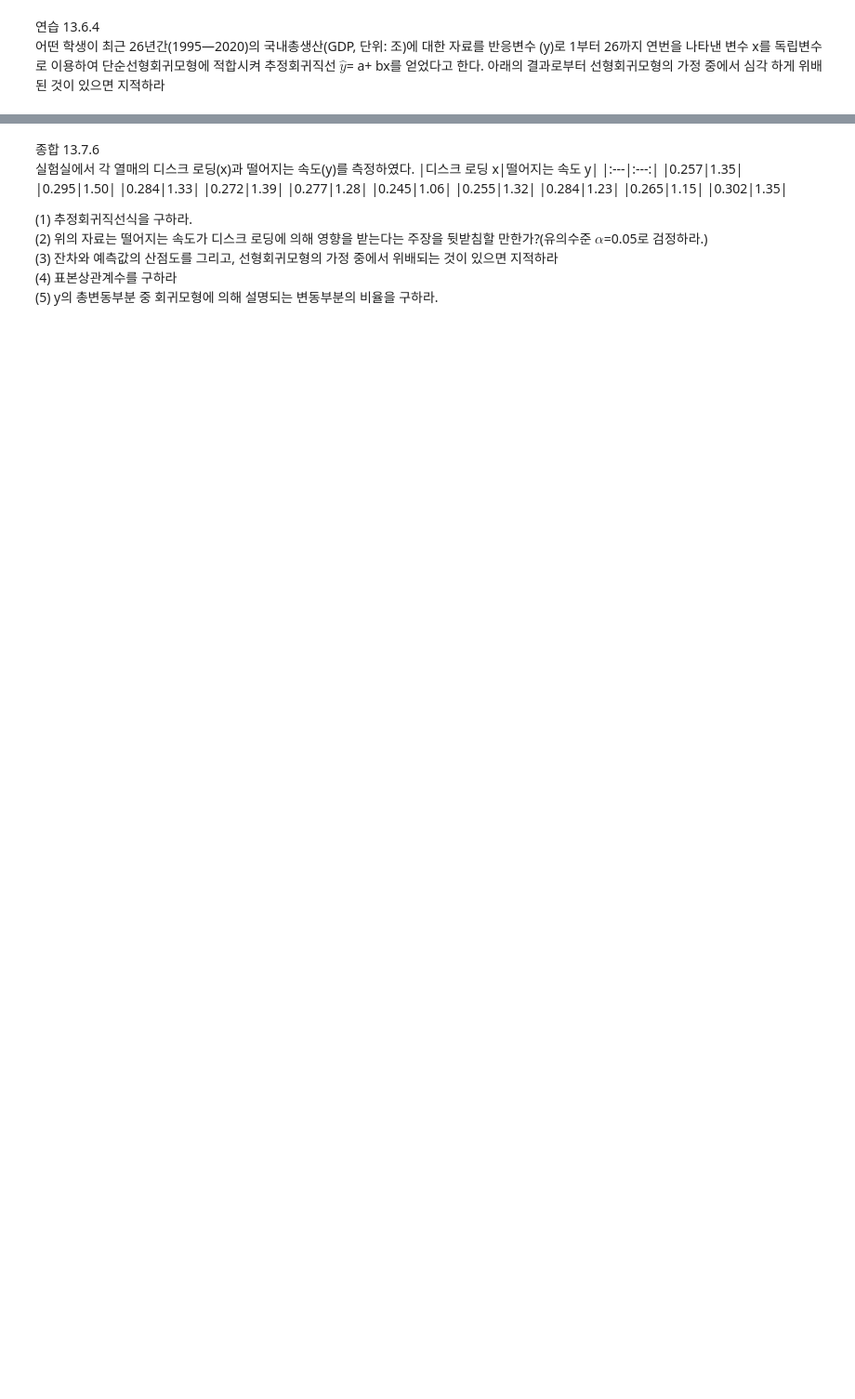
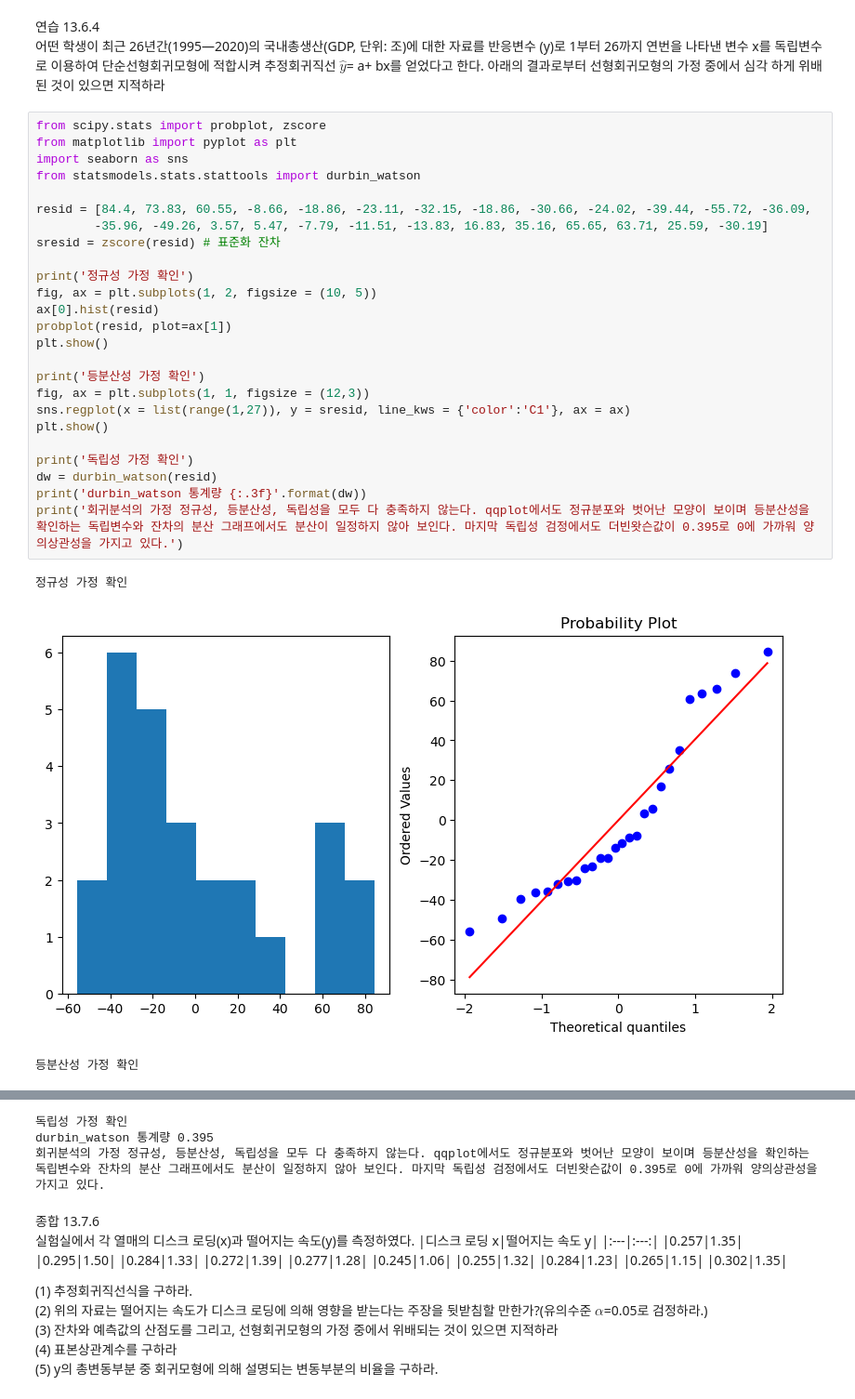
Before and after one commit to kjh8331267/ADP_Study, a Jupyter notebook: stats_adp31_jhkim.ipynb, the cells around one changed output, grey strips where cells are left out. Shown: that part at 93% size. Saved outputs shown, nothing was run; the diff lists cells and outputs as text; blank space fills up the shorter version.

```diff
--- a/stats_adp31_jhkim.ipynb
+++ b/stats_adp31_jhkim.ipynb
@@ -786,3 +1166,32 @@ $n$= 15, $\bar x$=10.8, $\bar y$=122.7 , $S_{xx}$=70.6, $S_{yy}$=98.5, $S_{xy}$=
 # %% [markdown]
 연습 13.6.4
 어떤 학생이 최근 26년간(1995—2020)의 국내총생산(GDP, 단위: 조)에 대한 자료를 반응변수 (y)로 1부터 26까지 연번을 나타낸 변수 x를 독립변수로 이용하여 단순선형회귀모형에 적합시켜 추정회귀직선 $\hat{y}$= a+ bx를 얻었다고 한다. 아래의 결과로부터 선형회귀모형의 가정 중에서 심각 하게 위배된 것이 있으면 지적하라
+# %%
+from scipy.stats import probplot, zscore
+from matplotlib import pyplot as plt
+import seaborn as sns
+from statsmodels.stats.stattools import durbin_watson
+
+resid = [84.4, 73.83, 60.55, -8.66, -18.86, -23.11, -32.15, -18.86, -30.66, -24.02, -39.44, -55.72, -36.09,
+        -35.96, -49.26, 3.57, 5.47, -7.79, -11.51, -13.83, 16.83, 35.16, 65.65, 63.71, 25.59, -30.19]
+sresid = zscore(resid) # 표준화 잔차
+
+print('정규성 가정 확인')
+fig, ax = plt.subplots(1, 2, figsize = (10, 5))
+ax[0].hist(resid)
+probplot(resid, plot=ax[1])
+plt.show()
+
+print('등분산성 가정 확인')
+fig, ax = plt.subplots(1, 1, figsize = (12,3))
+sns.regplot(x = list(range(1,27)), y = sresid, line_kws = {'color':'C1'}, ax = ax)
+plt.show()
+
+print('독립성 가정 확인')
+dw = durbin_watson(resid)
+print('durbin_watson 통계량 {:.3f}'.format(dw))
+print('회귀분석의 가정 정규성, 등분산성, 독립성을 모두 다 충족하지 않는다. qqplot에서도 정규분포와 벗어난 모양이 보이며 등분산성을 확인하는 독립변수와 잔차의 분산 그래프에서도 분산이 일정하지 않아 보인다. 마지막 독립성 검정에서도 더빈왓슨값이 0.395로 0에 가까워 양의상관성을 가지고 있다.')
+# %% [output]
+정규성 가정 확인
+[figure, added]
+등분산성 가정 확인
@@ -789,3 +1199,6 @@ $n$= 15, $\bar x$=10.8, $\bar y$=122.7 , $S_{xx}$=70.6, $S_{yy}$=98.5, $S_{xy}$=
+독립성 가정 확인
+durbin_watson 통계량 0.395
+회귀분석의 가정 정규성, 등분산성, 독립성을 모두 다 충족하지 않는다. qqplot에서도 정규분포와 벗어난 모양이 보이며 등분산성을 확인하는 독립변수와 잔차의 분산 그래프에서도 분산이 일정하지 않아 보인다. 마지막 독립성 검정에서도 더빈왓슨값이 0.395로 0에 가까워 양의상관성을 가지고 있다.
 # %% [markdown]
 종합 13.7.6
 실험실에서 각 열매의 디스크 로딩(x)과 떨어지는 속도(y)를 측정하였다.
```
Also changed, not shown: parts of 37 cells of this notebook.
